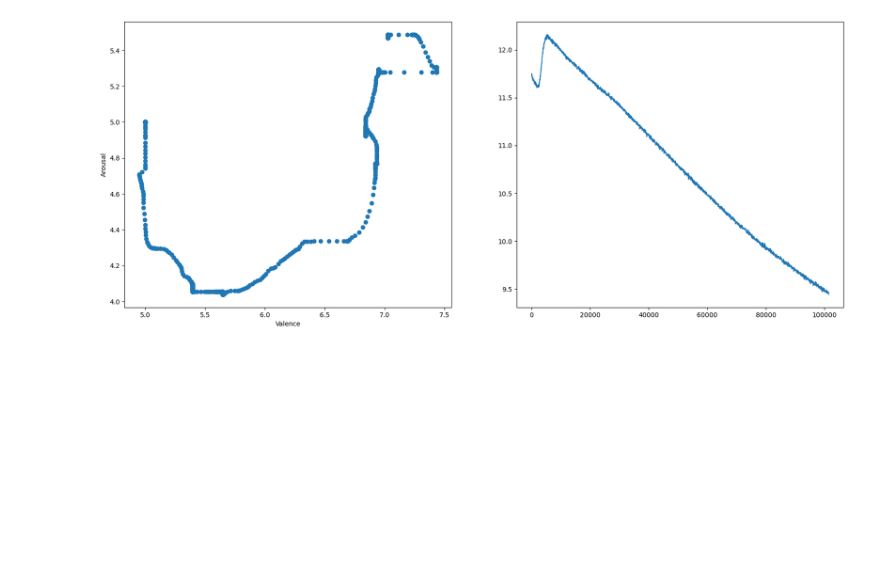
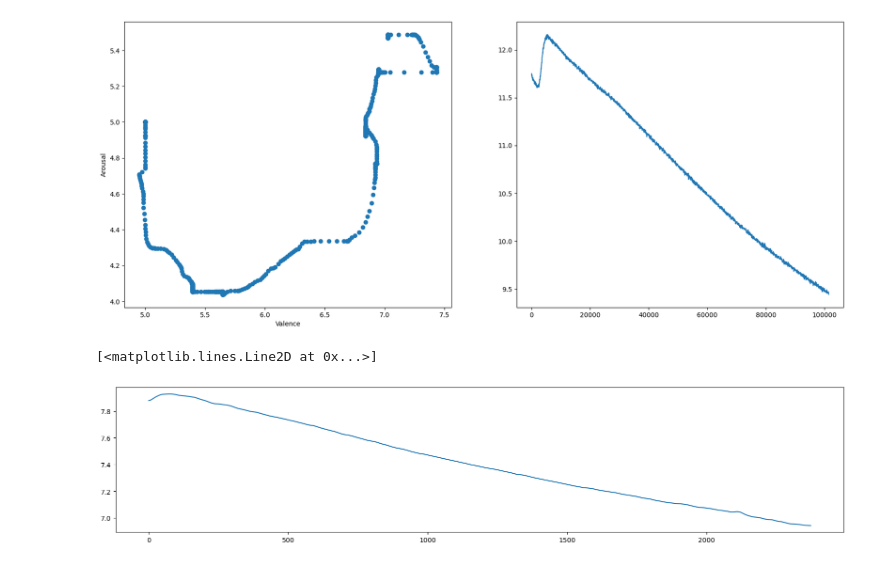
Before and after one commit to Dhyanesh-Panchal/GSR-research-and-stress-detection, a Jupyter notebook: Preprocessing.ipynb, the cells around one changed output. Cells and saved outputs as stored; diff of their text form; code cells hidden in the pictures; blank space fills up the shorter version.

```diff
--- a/Preprocessing.ipynb
+++ b/Preprocessing.ipynb
@@ -59,3 +61,16 @@ gsr_ax.plot(sub1_physiological[sub1_physiological['video']==10][::50]['gsr'])
 # %% [output]
 [<matplotlib.lines.Line2D at 0x...>]
 [figure]
+# %%
+sub1_v3_gsr = sub1_physiological[sub1_physiological['video']==3][::50]['gsr']
+# %%
+# sp.signal.cwt(sub1_v10_gsr,wavelet='mexican')
+
+
+p = sp.ndimage.gaussian_filter(sub1_v3_gsr , sigma=10)
+
+plt.figure(figsize=(20,4))
+plt.plot(p)
+# %% [output]
+[<matplotlib.lines.Line2D at 0x...>]
+[figure, added]
```
Also changed, not shown: parts of 2 cells of this notebook, 1 other file.
